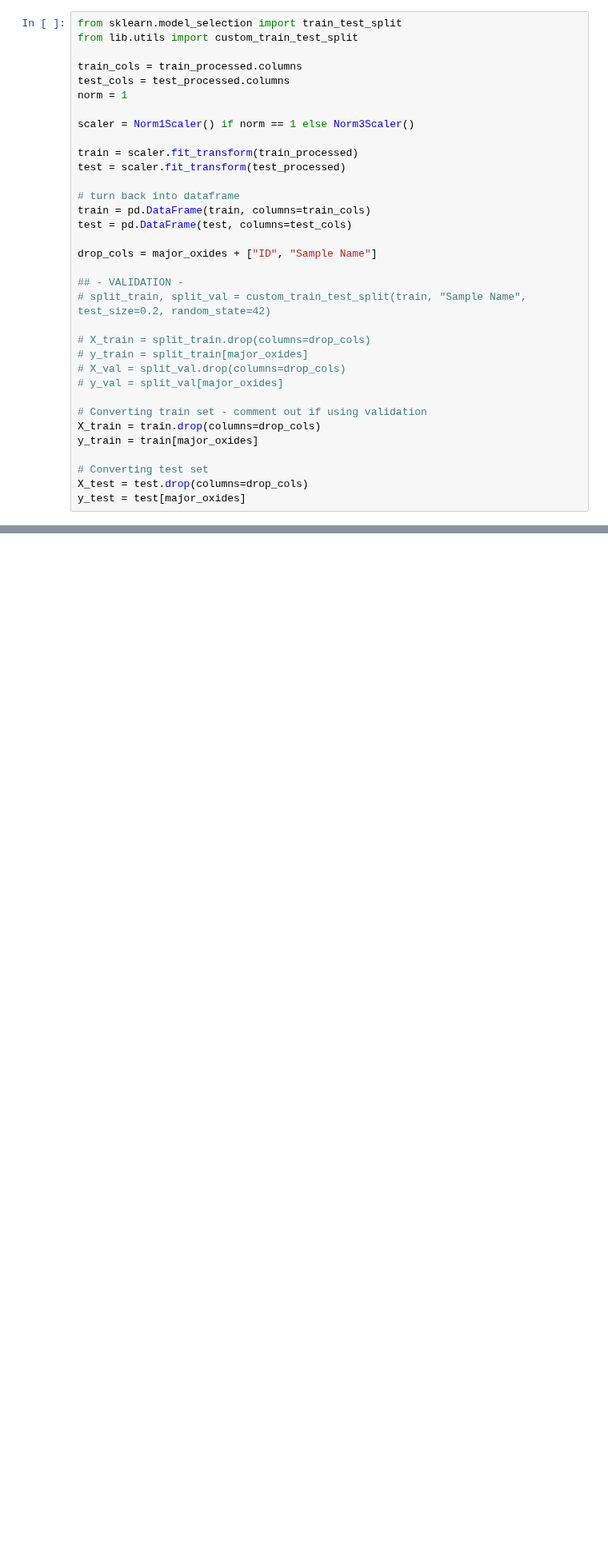
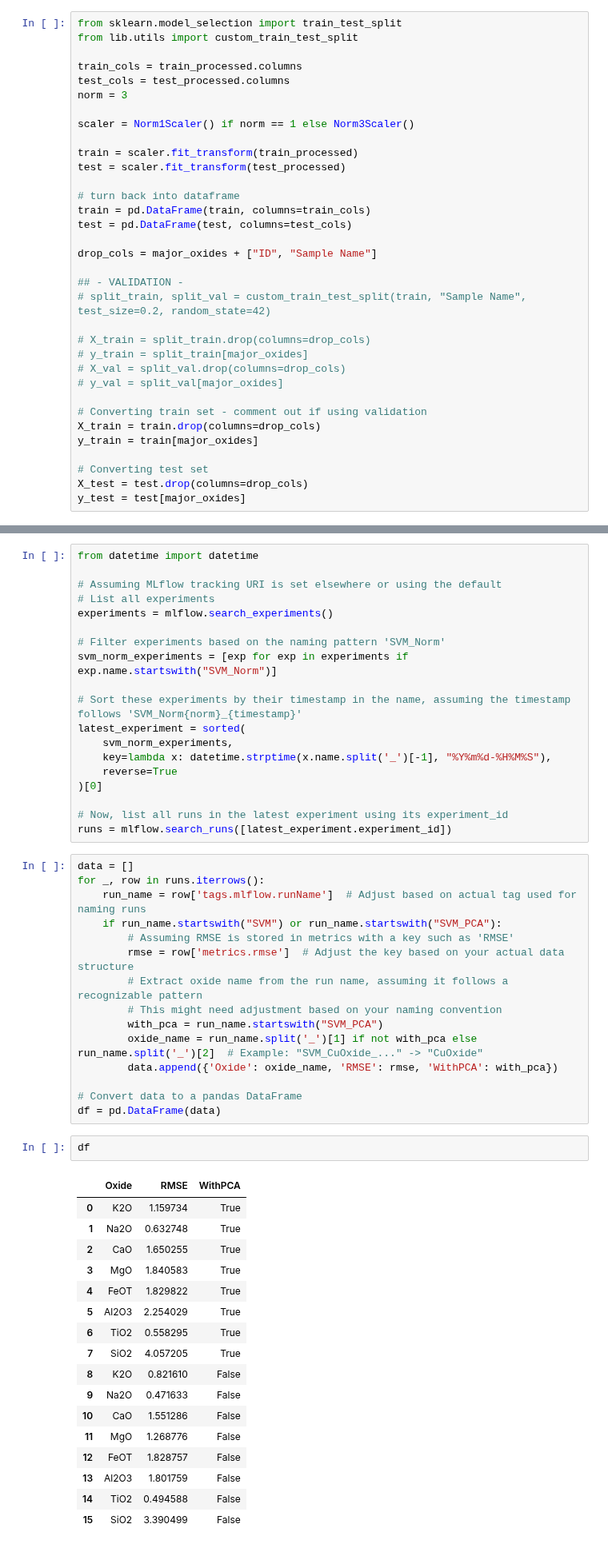
Before and after one commit to chhoumann/thesis-chemcam, a Jupyter notebook: baseline/experiments/svm.ipynb, the cells around one changed output, grey strips where cells are left out. Shown at 80% size. Saved outputs shown, nothing was run; the diff lists cells and outputs as text; blank space fills up the shorter version.

Commit message:
Experiment: SVR with & without PCA, randomized search

```diff
--- a/baseline/experiments/svm.ipynb
+++ b/baseline/experiments/svm.ipynb
@@ -18,7 +21,7 @@ from lib.utils import custom_train_test_split
 
 train_cols = train_processed.columns
 test_cols = test_processed.columns
-norm = 1
+norm = 3
 
 scaler = Norm1Scaler() if norm == 1 else Norm3Scaler()
 
@@ -92,0 +163,54 @@ for target in y_train.columns:
+# %%
+from datetime import datetime
+
+# Assuming MLflow tracking URI is set elsewhere or using the default
+# List all experiments
+experiments = mlflow.search_experiments()
+
+# Filter experiments based on the naming pattern 'SVM_Norm'
+svm_norm_experiments = [exp for exp in experiments if exp.name.startswith("SVM_Norm")]
+
+# Sort these experiments by their timestamp in the name, assuming the timestamp follows 'SVM_Norm{norm}_{timestamp}'
+latest_experiment = sorted(
+    svm_norm_experiments,
+    key=lambda x: datetime.strptime(x.name.split('_')[-1], "%Y%m%d-%H%M%S"),
+    reverse=True
+)[0]
+
+# Now, list all runs in the latest experiment using its experiment_id
+runs = mlflow.search_runs([latest_experiment.experiment_id])
+# %%
+data = []
+for _, row in runs.iterrows():
+    run_name = row['tags.mlflow.runName']  # Adjust based on actual tag used for naming runs
+    if run_name.startswith("SVM") or run_name.startswith("SVM_PCA"):
+        # Assuming RMSE is stored in metrics with a key such as 'RMSE'
+        rmse = row['metrics.rmse']  # Adjust the key based on your actual data structure
+        # Extract oxide name from the run name, assuming it follows a recognizable pattern
+        # This might need adjustment based on your naming convention
+        with_pca = run_name.startswith("SVM_PCA")
+        oxide_name = run_name.split('_')[1] if not with_pca else run_name.split('_')[2]  # Example: "SVM_CuOxide_..." -> "CuOxide"
+        data.append({'Oxide': oxide_name, 'RMSE': rmse, 'WithPCA': with_pca})
+
+# Convert data to a pandas DataFrame
+df = pd.DataFrame(data)
+# %%
+df
+# %% [output]
+|  | Oxide | RMSE | WithPCA |
+| 0 | K2O | 1.159734 | True |
+| 1 | Na2O | 0.632748 | True |
+| 2 | CaO | 1.650255 | True |
+| 3 | MgO | 1.840583 | True |
+| 4 | FeOT | 1.829822 | True |
+| 5 | Al2O3 | 2.254029 | True |
+| 6 | TiO2 | 0.558295 | True |
+| 7 | SiO2 | 4.057205 | True |
+| 8 | K2O | 0.821610 | False |
+| 9 | Na2O | 0.471633 | False |
+| 10 | CaO | 1.551286 | False |
+| 11 | MgO | 1.268776 | False |
+| 12 | FeOT | 1.828757 | False |
+| 13 | Al2O3 | 1.801759 | False |
+| 14 | TiO2 | 0.494588 | False |
+| 15 | SiO2 | 3.390499 | False |
```
Also changed, not shown: parts of 5 cells of this notebook.
